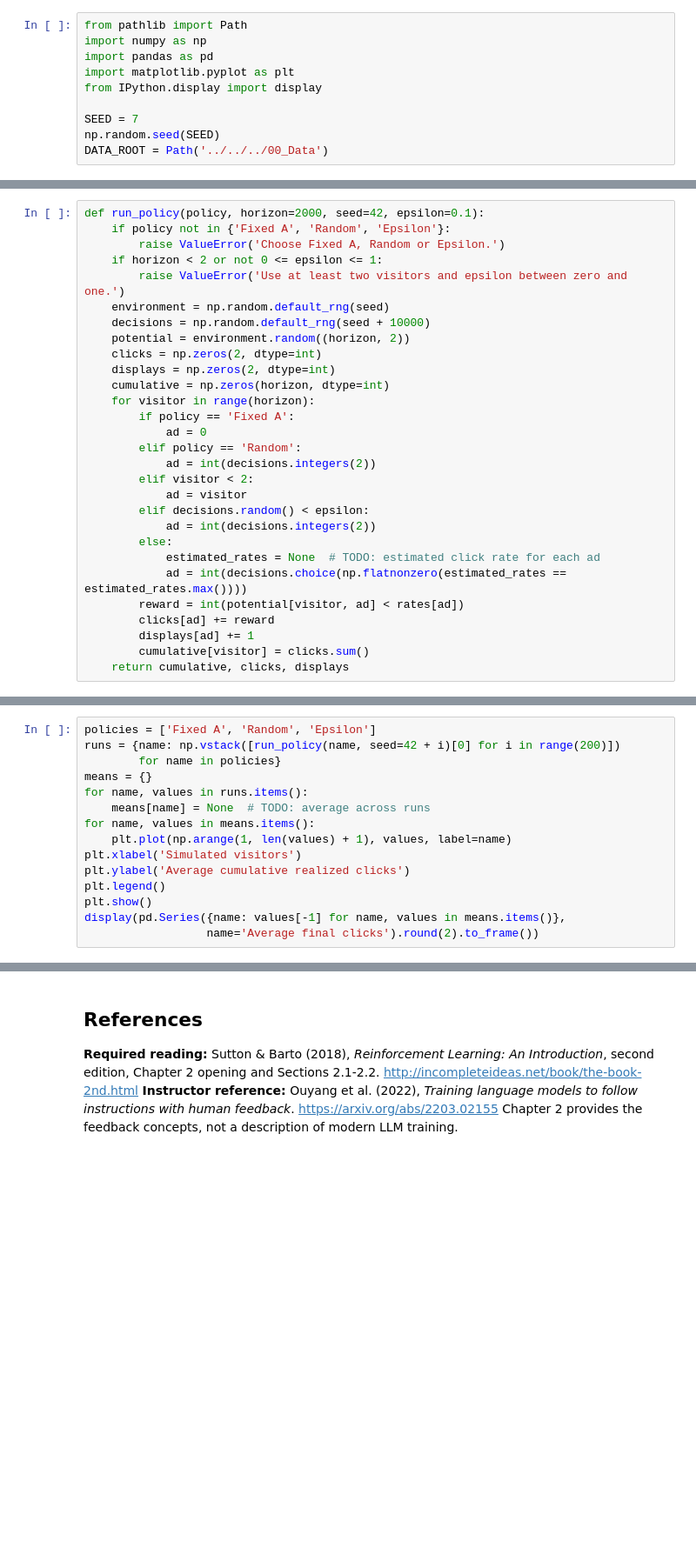
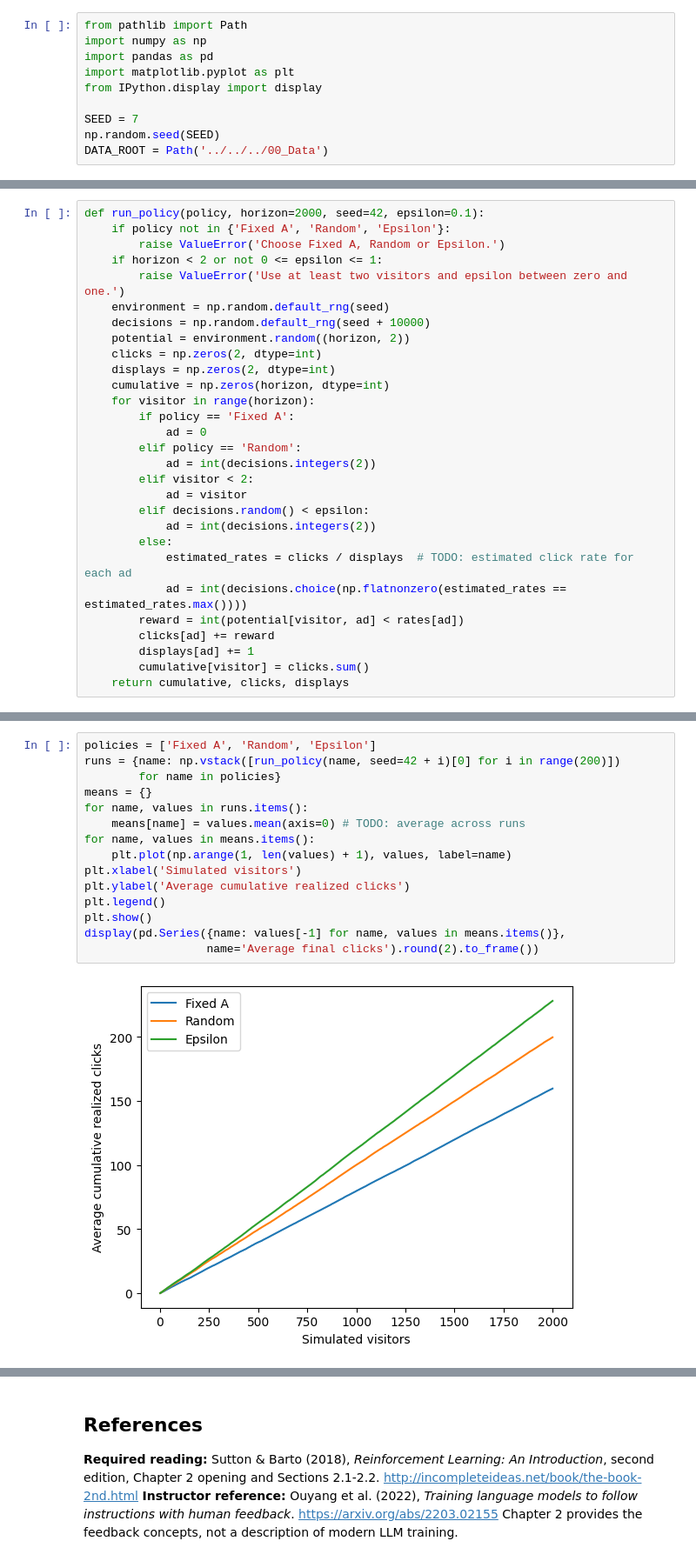
Before and after one commit to ismet0815/python_machine_learning_basics, a Jupyter notebook: 09_NLP_Transformers/HS2026/lecture4/learning_from_feedback_exercise.ipynb, the cells around one changed output, grey strips where cells are left out. Shown at 87% size. Cells and saved outputs as stored; diff of their text form; blank space fills up the shorter version.

```diff
--- a/09_NLP_Transformers/HS2026/lecture4/learning_from_feedback_exercise.ipynb
+++ b/09_NLP_Transformers/HS2026/lecture4/learning_from_feedback_exercise.ipynb
@@ -68,7 +86,7 @@ def run_policy(policy, horizon=2000, seed=42, epsilon=0.1):
         elif decisions.random() < epsilon:
             ad = int(decisions.integers(2))
         else:
-            estimated_rates = None  # TODO: estimated click rate for each ad
+            estimated_rates = clicks / displays  # TODO: estimated click rate for each ad
             ad = int(decisions.choice(np.flatnonzero(estimated_rates == estimated_rates.max())))
         reward = int(potential[visitor, ad] < rates[ad])
         clicks[ad] += reward
@@ -82,15 +104,17 @@ def run_policy(policy, horizon=2000, seed=42, epsilon=0.1):
 # %%
 policies = ['Fixed A', 'Random', 'Epsilon']
 runs = {name: np.vstack([run_policy(name, seed=42 + i)[0] for i in range(200)])
         for name in policies}
 means = {}
 for name, values in runs.items():
-    means[name] = None  # TODO: average across runs
+    means[name] = values.mean(axis=0) # TODO: average across runs
 for name, values in means.items():
     plt.plot(np.arange(1, len(values) + 1), values, label=name)
 plt.xlabel('Simulated visitors')
 plt.ylabel('Average cumulative realized clicks')
 plt.legend()
 plt.show()
 display(pd.Series({name: values[-1] for name, values in means.items()},
                   name='Average final clicks').round(2).to_frame())
+# %% [output]
+[figure, added]
```
Also changed, not shown: parts of 17 cells of this notebook, 3 other files.
